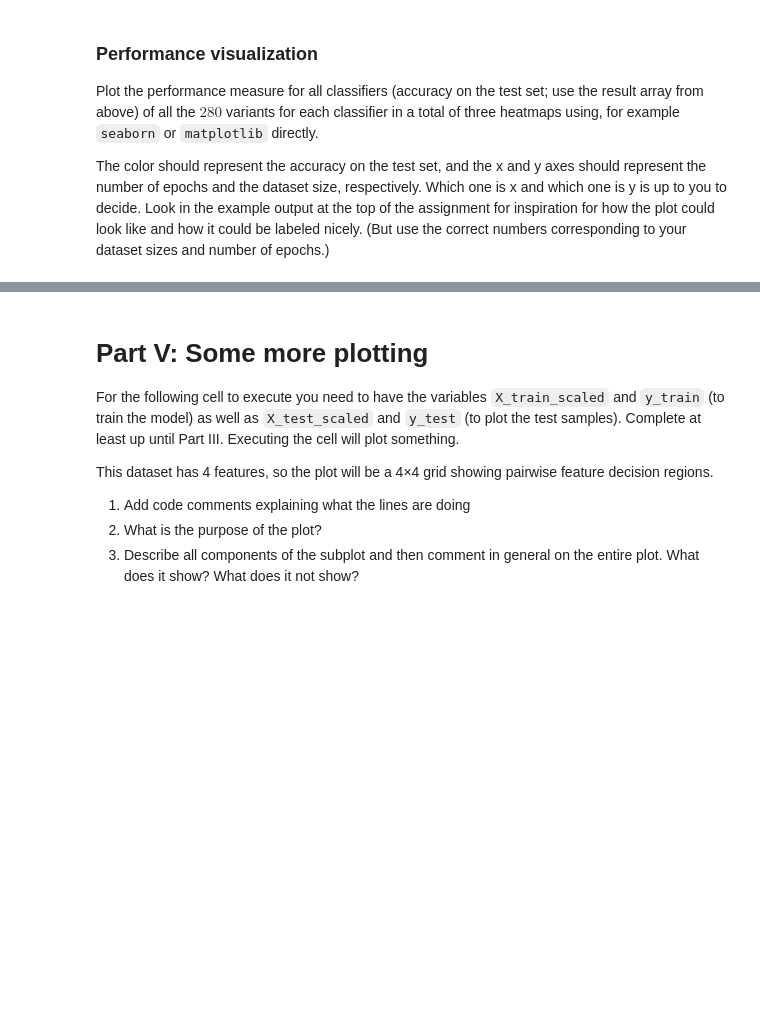
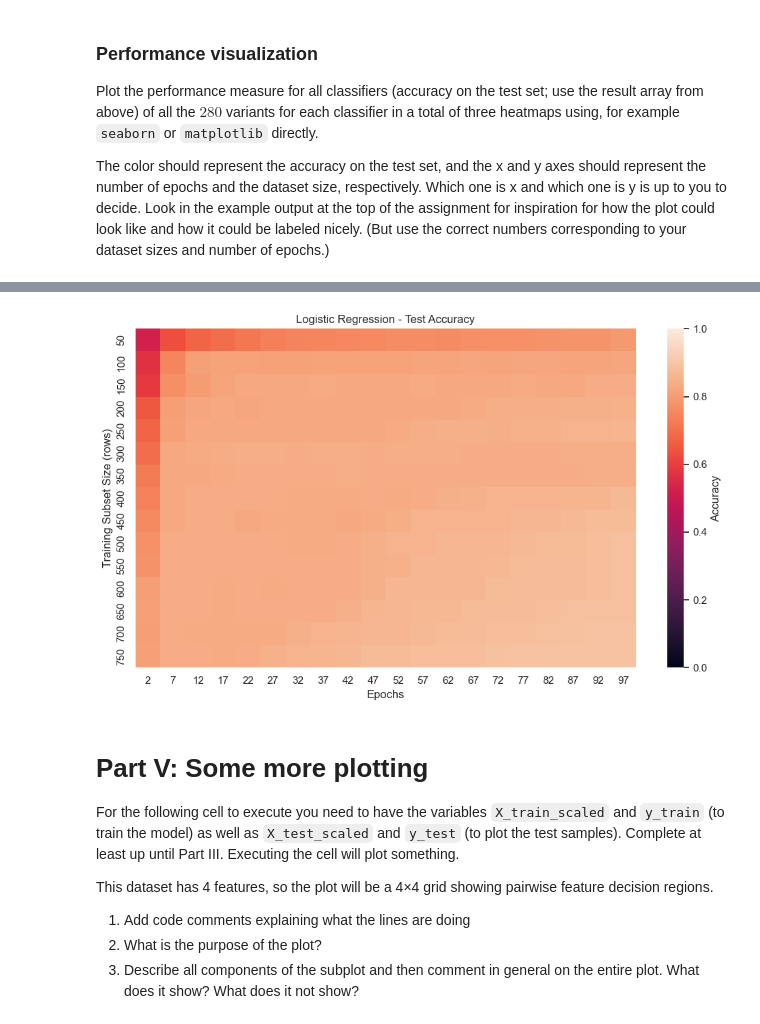
Before and after one commit to Indraadhikari/DAT200-Machine-Learning, a Jupyter notebook: CA2/CA2 Q-checkpoint.ipynb, the cells around one changed output, grey strips where cells are left out. Cells and saved outputs as stored; diff of their text form; code cells hidden in the pictures; blank space fills up the shorter version.

```diff
--- a/CA2/CA2 Q-checkpoint.ipynb
+++ b/CA2/CA2 Q-checkpoint.ipynb
@@ -407,3 +479,8 @@ Which one is x and which one is y is up to you to decide. Look in the example ou
+# %%
+acc_max = accuracy_matrix[2]
+plot_heatmap("Logistic Regression", epochs, subsets, acc_max)
+# %% [output]
+[figure, added]
 # %% [markdown]
 # Part V: Some more plotting
 For the following cell to execute you need to have the variables `X_train_scaled` and `y_train` (to train the model) as well as `X_test_scaled` and `y_test` (to plot the test samples).
```
Also changed, not shown: parts of 9 cells of this notebook.
